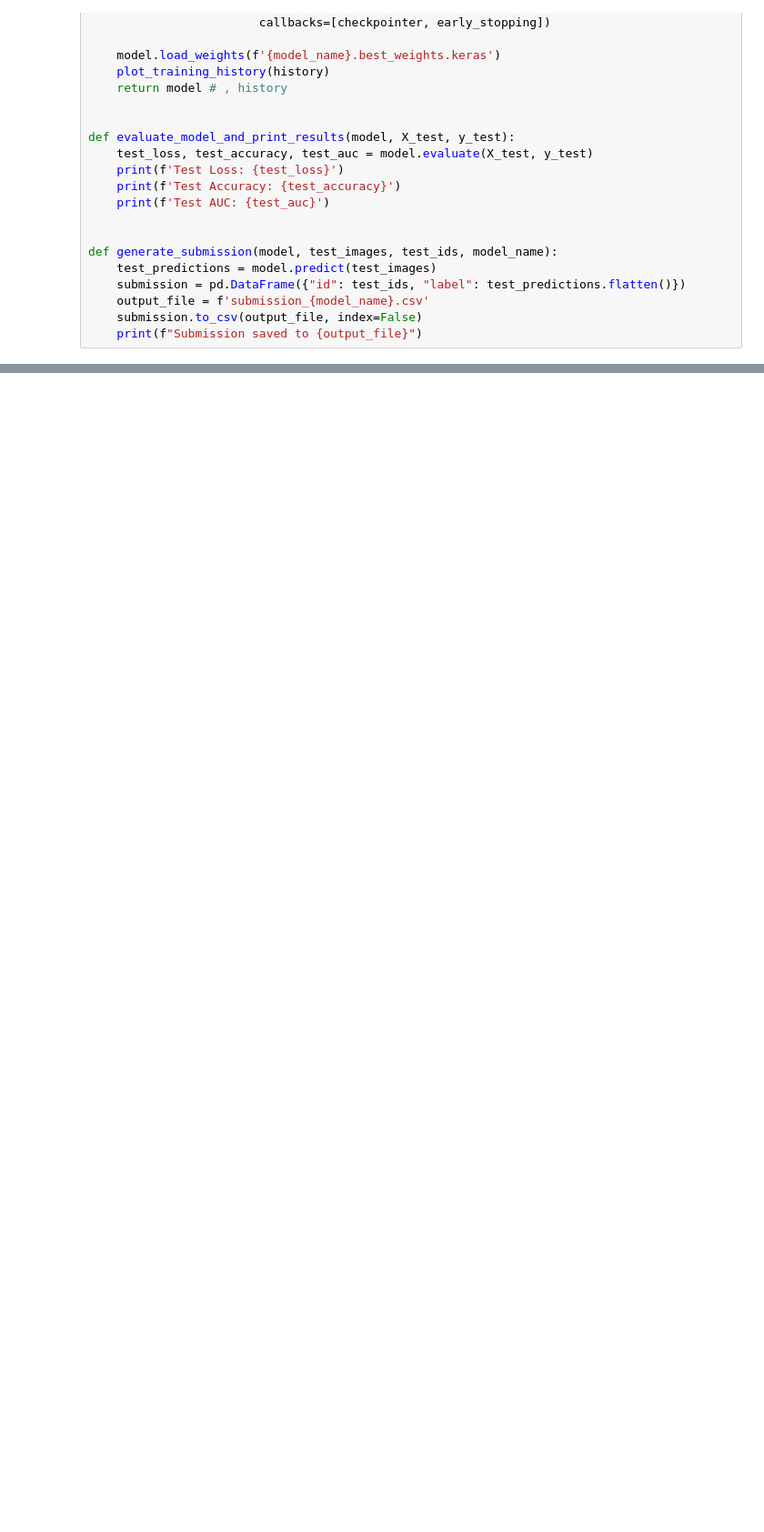
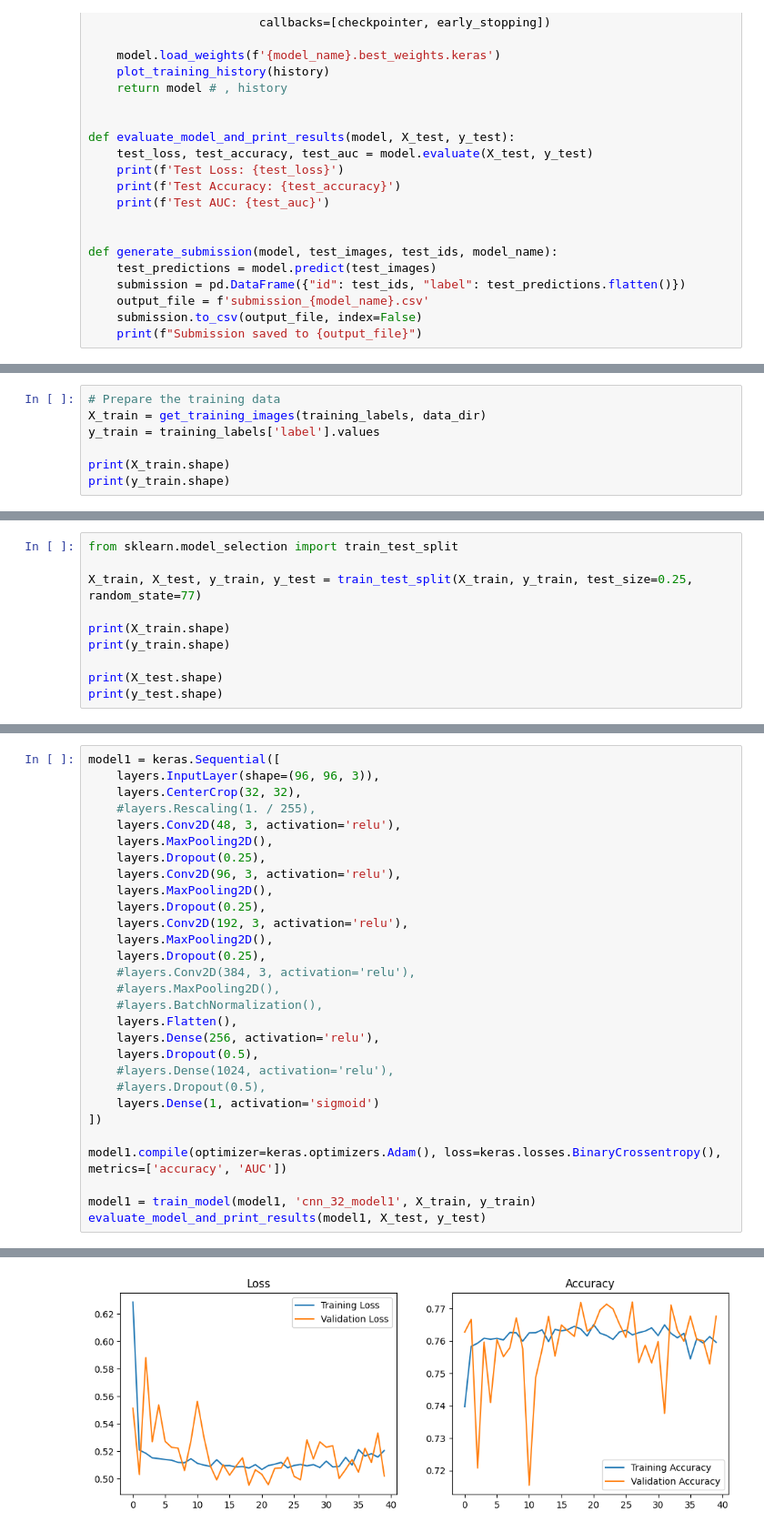
Before and after one commit to bharath1097/cnn-cancer-detection, a Jupyter notebook: cnn_cancer_detection_notebook_6.ipynb, the cells around one changed output, grey strips where cells are left out. Shown at 91% size. Cells and saved outputs as stored; diff of their text form; blank space fills up the shorter version.

Commit message:
Finetuned the cnn model

```diff
--- a/cnn_cancer_detection_notebook_6.ipynb
+++ b/cnn_cancer_detection_notebook_6.ipynb
@@ -95,0 +125,7 @@ def generate_submission(model, test_images, test_ids, model_name):
+# %%
+# Prepare the training data
+X_train = get_training_images(training_labels, data_dir)
+y_train = training_labels['label'].values
+
+print(X_train.shape)
+print(y_train.shape)
@@ -95,0 +135,10 @@ def generate_submission(model, test_images, test_ids, model_name):
+# %%
+from sklearn.model_selection import train_test_split
+
+X_train, X_test, y_train, y_test = train_test_split(X_train, y_train, test_size=0.25, random_state=77)
+
+print(X_train.shape)
+print(y_train.shape)
+
+print(X_test.shape)
+print(y_test.shape)
@@ -95,0 +150,30 @@ def generate_submission(model, test_images, test_ids, model_name):
+# %%
+model1 = keras.Sequential([
+    layers.InputLayer(shape=(96, 96, 3)),
+    layers.CenterCrop(32, 32),
+    #layers.Rescaling(1. / 255),
+    layers.Conv2D(48, 3, activation='relu'),
+    layers.MaxPooling2D(),
+    layers.Dropout(0.25),
+    layers.Conv2D(96, 3, activation='relu'),
+    layers.MaxPooling2D(),
+    layers.Dropout(0.25),
+    layers.Conv2D(192, 3, activation='relu'),
+    layers.MaxPooling2D(),
+    layers.Dropout(0.25),
+    #layers.Conv2D(384, 3, activation='relu'),
+    #layers.MaxPooling2D(),
+    #layers.BatchNormalization(),
+    layers.Flatten(),
+    layers.Dense(256, activation='relu'),
+    layers.Dropout(0.5),
+    #layers.Dense(1024, activation='relu'),
+    #layers.Dropout(0.5),
+    layers.Dense(1, activation='sigmoid')
+])
+
+model1.compile(optimizer=keras.optimizers.Adam(), loss=keras.losses.BinaryCrossentropy(), metrics=['accuracy', 'AUC'])
+
+model1 = train_model(model1, 'cnn_32_model1', X_train, y_train)
+evaluate_model_and_print_results(model1, X_test, y_test)
+# %% [output]
@@ -95,0 +206 @@ def generate_submission(model, test_images, test_ids, model_name):
+[figure, added]
```
Also changed, not shown: parts of 17 cells of this notebook.
